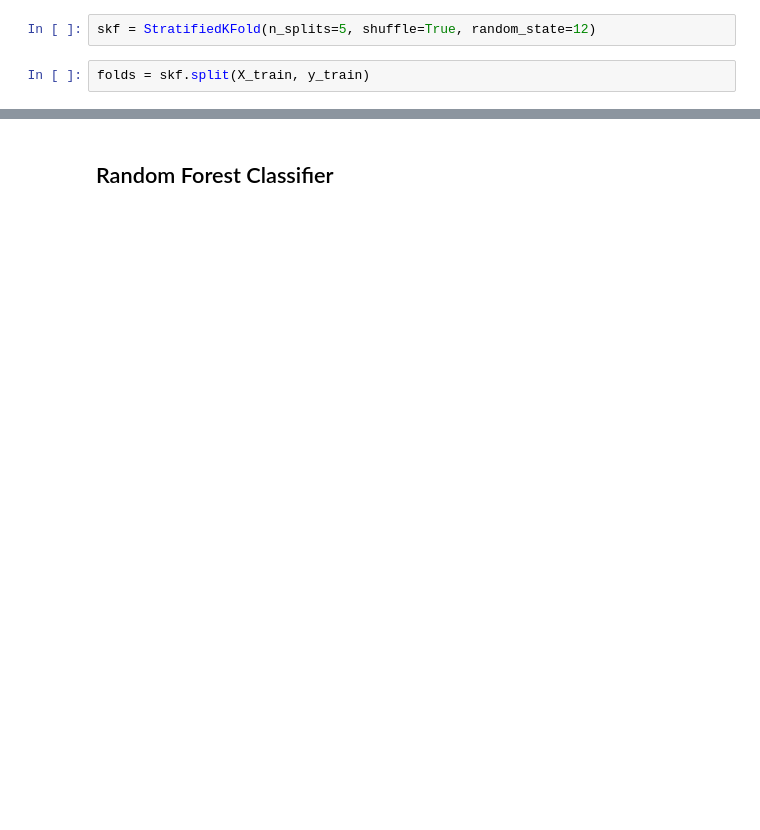
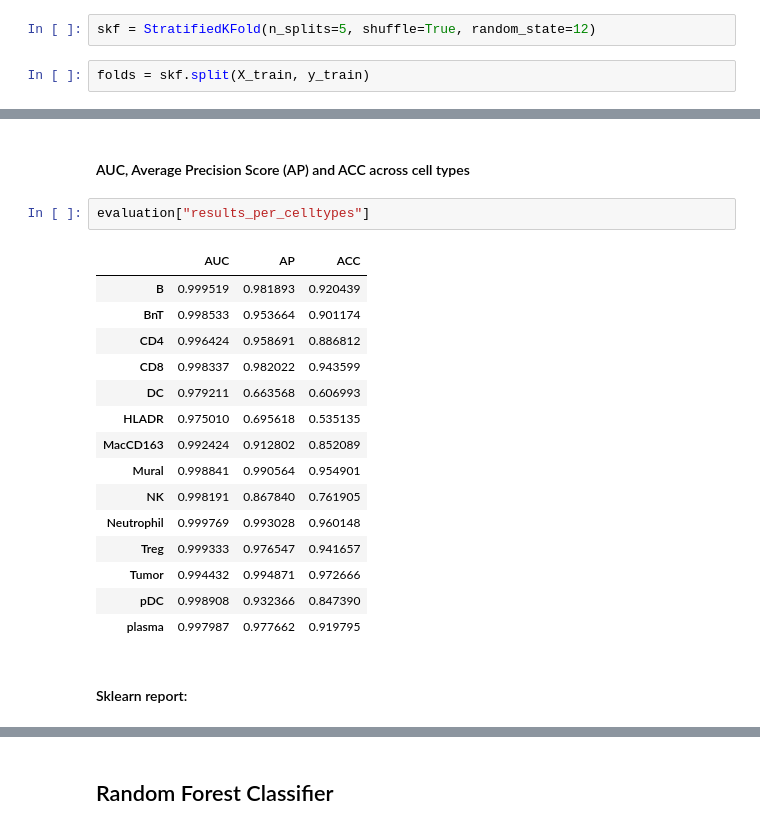
Before and after one commit to Bruno-PSZ/DLLS_Project, a Jupyter notebook: Baselines.ipynb, the cells around one changed output, grey strips where cells are left out. Saved outputs shown, nothing was run; the diff lists cells and outputs as text; blank space fills up the shorter version.

```diff
--- a/Baselines.ipynb
+++ b/Baselines.ipynb
@@ -57,0 +355,22 @@ folds = skf.split(X_train, y_train)
+# %% [markdown]
+#### AUC, Average Precision Score (AP) and ACC across cell types
+# %%
+evaluation["results_per_celltypes"]
+# %% [output]
+|  | AUC | AP | ACC |
+| B | 0.999519 | 0.981893 | 0.920439 |
+| BnT | 0.998533 | 0.953664 | 0.901174 |
+| CD4 | 0.996424 | 0.958691 | 0.886812 |
+| CD8 | 0.998337 | 0.982022 | 0.943599 |
+| DC | 0.979211 | 0.663568 | 0.606993 |
+| HLADR | 0.975010 | 0.695618 | 0.535135 |
+| MacCD163 | 0.992424 | 0.912802 | 0.852089 |
+| Mural | 0.998841 | 0.990564 | 0.954901 |
+| NK | 0.998191 | 0.867840 | 0.761905 |
+| Neutrophil | 0.999769 | 0.993028 | 0.960148 |
+| Treg | 0.999333 | 0.976547 | 0.941657 |
+| Tumor | 0.994432 | 0.994871 | 0.972666 |
+| pDC | 0.998908 | 0.932366 | 0.847390 |
+| plasma | 0.997987 | 0.977662 | 0.919795 |
+# %% [markdown]
+#### Sklearn report:
```
Also changed, not shown: parts of 83 cells of this notebook, 1 other file.
